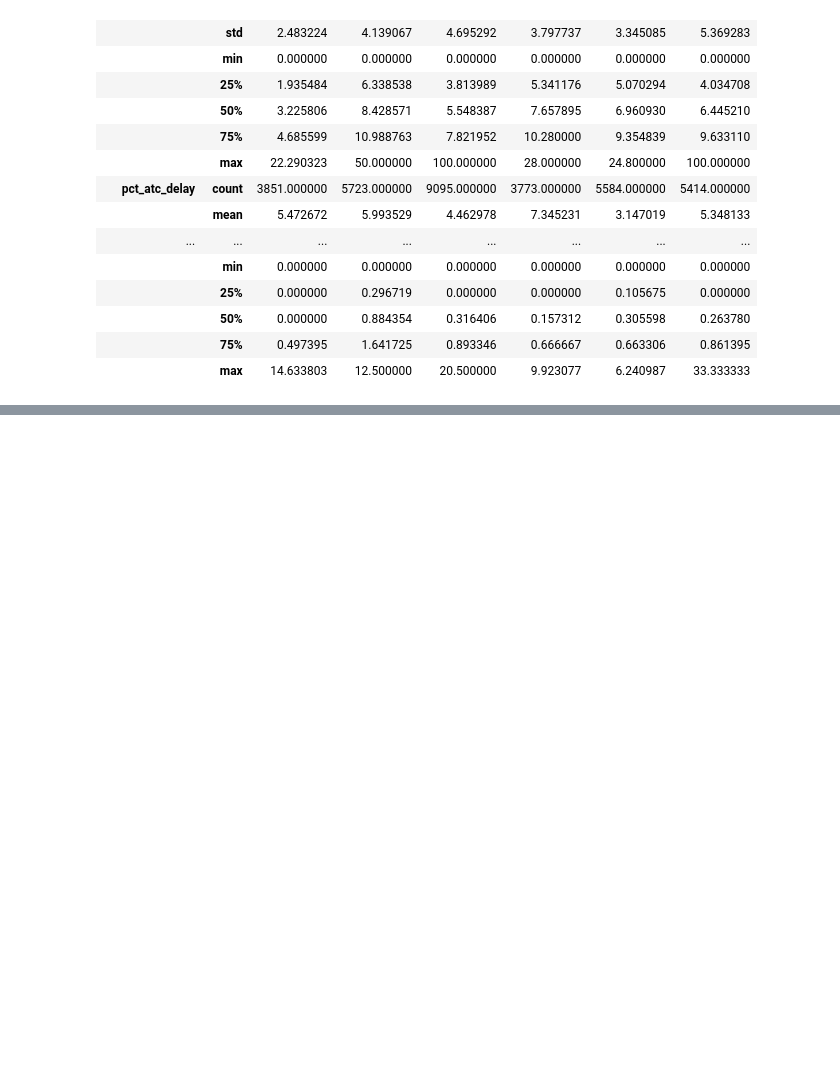
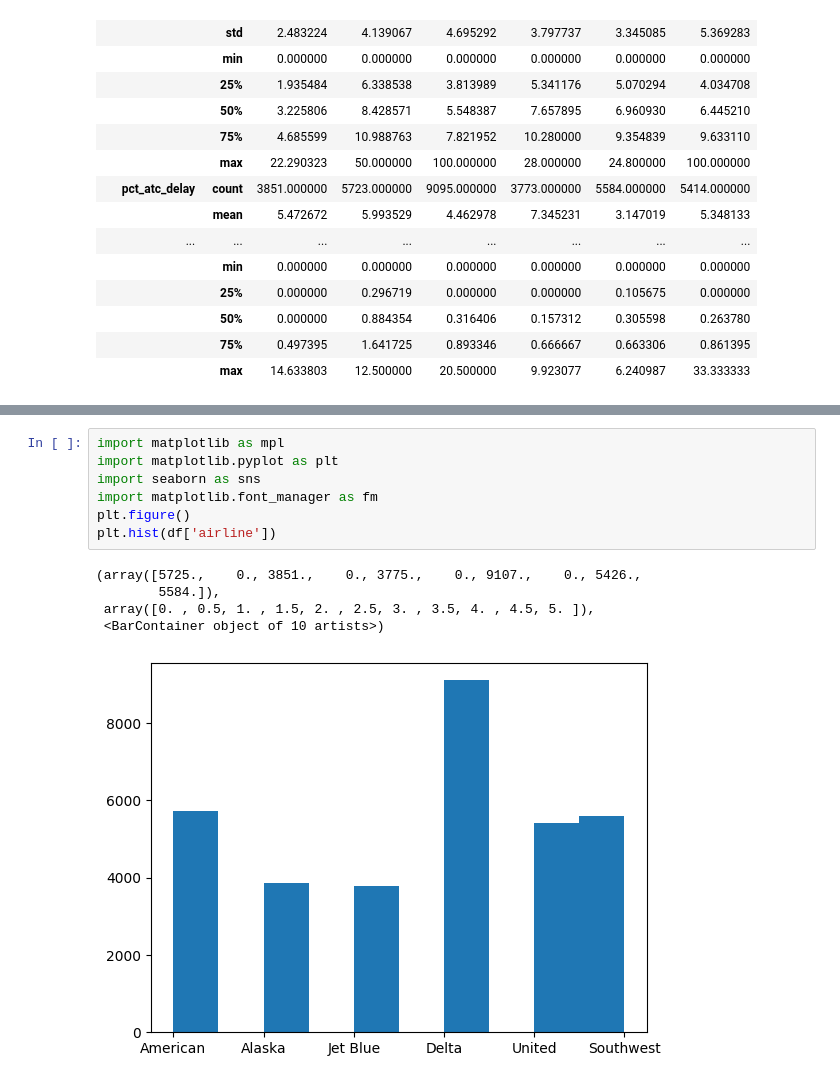
Before and after one commit to sjun4040/hipython_rep, a Jupyter notebook: 17.탐색적데이터분석.ipynb, the cells around one changed output, grey strips where cells are left out. Cells and saved outputs as stored; diff of their text form; blank space fills up the shorter version.

```diff
--- a/17.탐색적데이터분석.ipynb
+++ b/17.탐색적데이터분석.ipynb
@@ -103,0 +116,13 @@ df.groupby('airline').describe().T
+# %%
+import matplotlib as mpl
+import matplotlib.pyplot as plt
+import seaborn as sns
+import matplotlib.font_manager as fm
+plt.figure()
+plt.hist(df['airline'])
+# %% [output]
+(array([5725.,    0., 3851.,    0., 3775.,    0., 9107.,    0., 5426.,
+        5584.]),
+ array([0. , 0.5, 1. , 1.5, 2. , 2.5, 3. , 3.5, 4. , 4.5, 5. ]),
+ <BarContainer object of 10 artists>)
+[figure, added]
```
Also changed, not shown: parts of 1 cell of this notebook, 1 other file.
